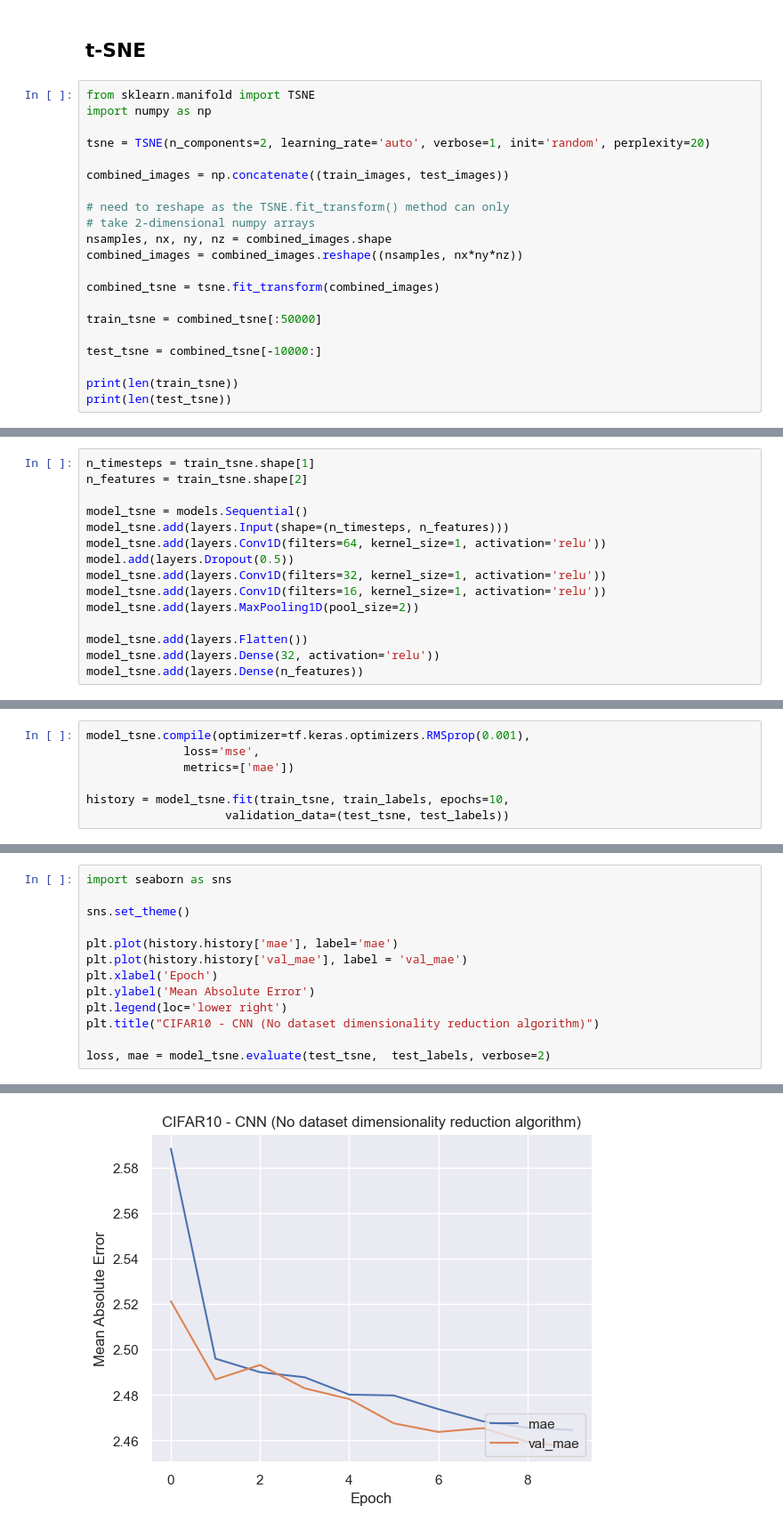
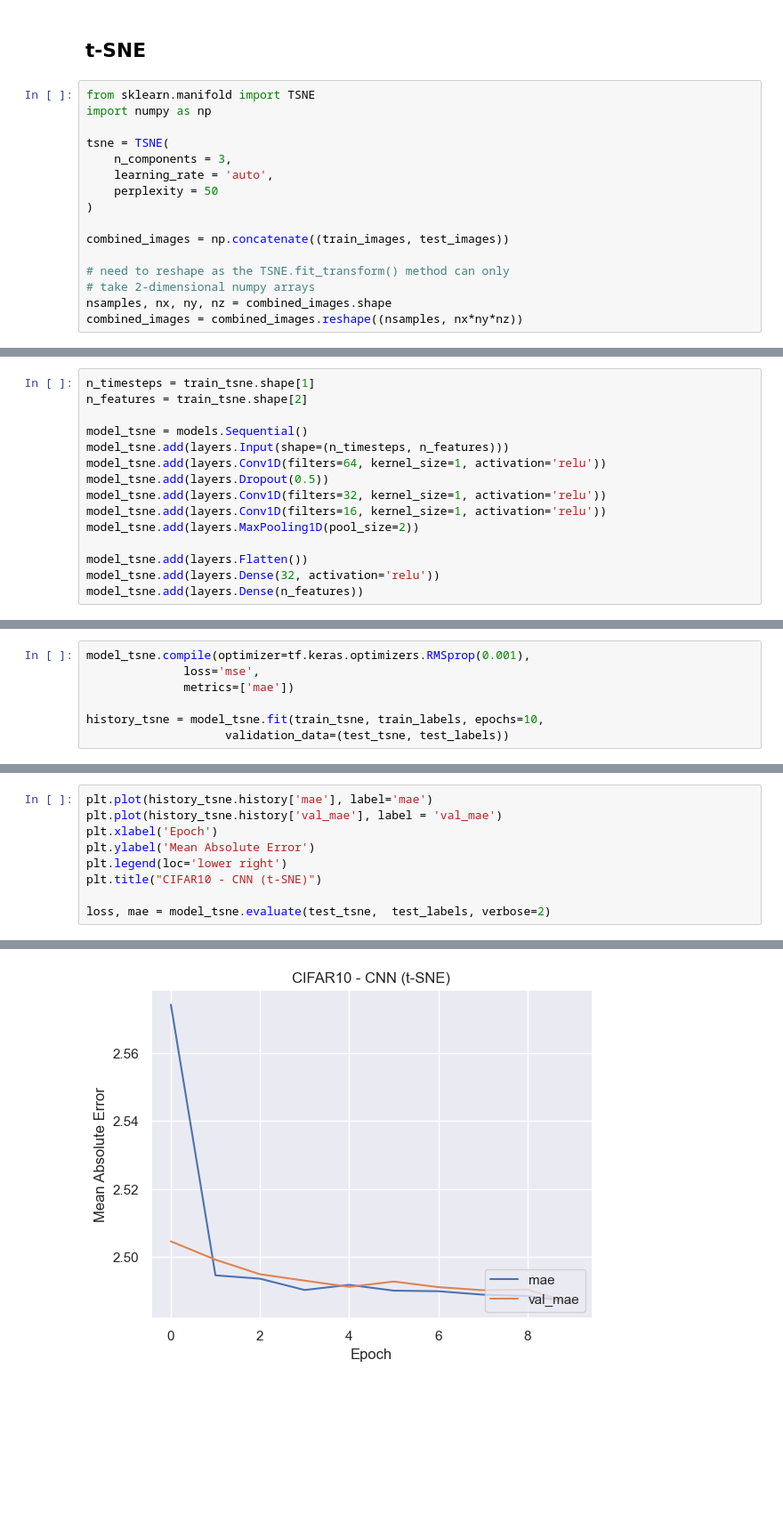
Before and after one commit to harsht12/dimensionality-reduction-algos, a Jupyter notebook: cnn.ipynb, the cells around one changed output, grey strips where cells are left out. Shown at 89% size. Saved outputs shown, nothing was run; the diff lists cells and outputs as text; blank space fills up the shorter version.

Commit message:
finalised both models

```diff
--- a/cnn.ipynb
+++ b/cnn.ipynb
@@ -164,7 +164,11 @@ print(test_acc)
 from sklearn.manifold import TSNE
 import numpy as np
 
-tsne = TSNE(n_components=2, learning_rate='auto', verbose=1, init='random', perplexity=20)
+tsne = TSNE(
+    n_components = 3,
+    learning_rate = 'auto',
+    perplexity = 50
+)
 
 combined_images = np.concatenate((train_images, test_images))
 
@@ -172,12 +176,3 @@ combined_images = np.concatenate((train_images, test_images))
 # take 2-dimensional numpy arrays
 nsamples, nx, ny, nz = combined_images.shape
 combined_images = combined_images.reshape((nsamples, nx*ny*nz))
-
-combined_tsne = tsne.fit_transform(combined_images)
-
-train_tsne = combined_tsne[:50000]
-
-test_tsne = combined_tsne[-10000:]
-
-print(len(train_tsne))
-print(len(test_tsne))
@@ -215,7 +198,7 @@ n_features = train_tsne.shape[2]
 model_tsne = models.Sequential()
 model_tsne.add(layers.Input(shape=(n_timesteps, n_features)))
 model_tsne.add(layers.Conv1D(filters=64, kernel_size=1, activation='relu'))
-model.add(layers.Dropout(0.5))
+model_tsne.add(layers.Dropout(0.5))
 model_tsne.add(layers.Conv1D(filters=32, kernel_size=1, activation='relu'))
 model_tsne.add(layers.Conv1D(filters=16, kernel_size=1, activation='relu'))
 model_tsne.add(layers.MaxPooling1D(pool_size=2))
@@ -228,7 +231,7 @@ model_tsne.compile(optimizer=tf.keras.optimizers.RMSprop(0.001),
               loss='mse',
               metrics=['mae'])
 
-history = model_tsne.fit(train_tsne, train_labels, epochs=10,
+history_tsne = model_tsne.fit(train_tsne, train_labels, epochs=10,
                     validation_data=(test_tsne, test_labels))
 # %% [output]
 Epoch 1/10
@@ -254,14 +257,10 @@ Epoch 10/10
 # %%
-import seaborn as sns
-
-sns.set_theme()
-
-plt.plot(history.history['mae'], label='mae')
-plt.plot(history.history['val_mae'], label = 'val_mae')
+plt.plot(history_tsne.history['mae'], label='mae')
+plt.plot(history_tsne.history['val_mae'], label = 'val_mae')
 plt.xlabel('Epoch')
 plt.ylabel('Mean Absolute Error')
 plt.legend(loc='lower right')
-plt.title("CIFAR10 - CNN (No dataset dimensionality reduction algorithm)")
+plt.title("CIFAR10 - CNN (t-SNE)")
 
 loss, mae = model_tsne.evaluate(test_tsne,  test_labels, verbose=2)
 # %% [output]
@@ -269,4 +268,4 @@ loss, mae = model_tsne.evaluate(test_tsne,  test_labels, verbose=2)
-[figure, old version]
+[figure, new version]
 # %%
 print(mae)
 # %% [output]
```
Also changed, not shown: parts of 29 cells of this notebook, 1 other file.
